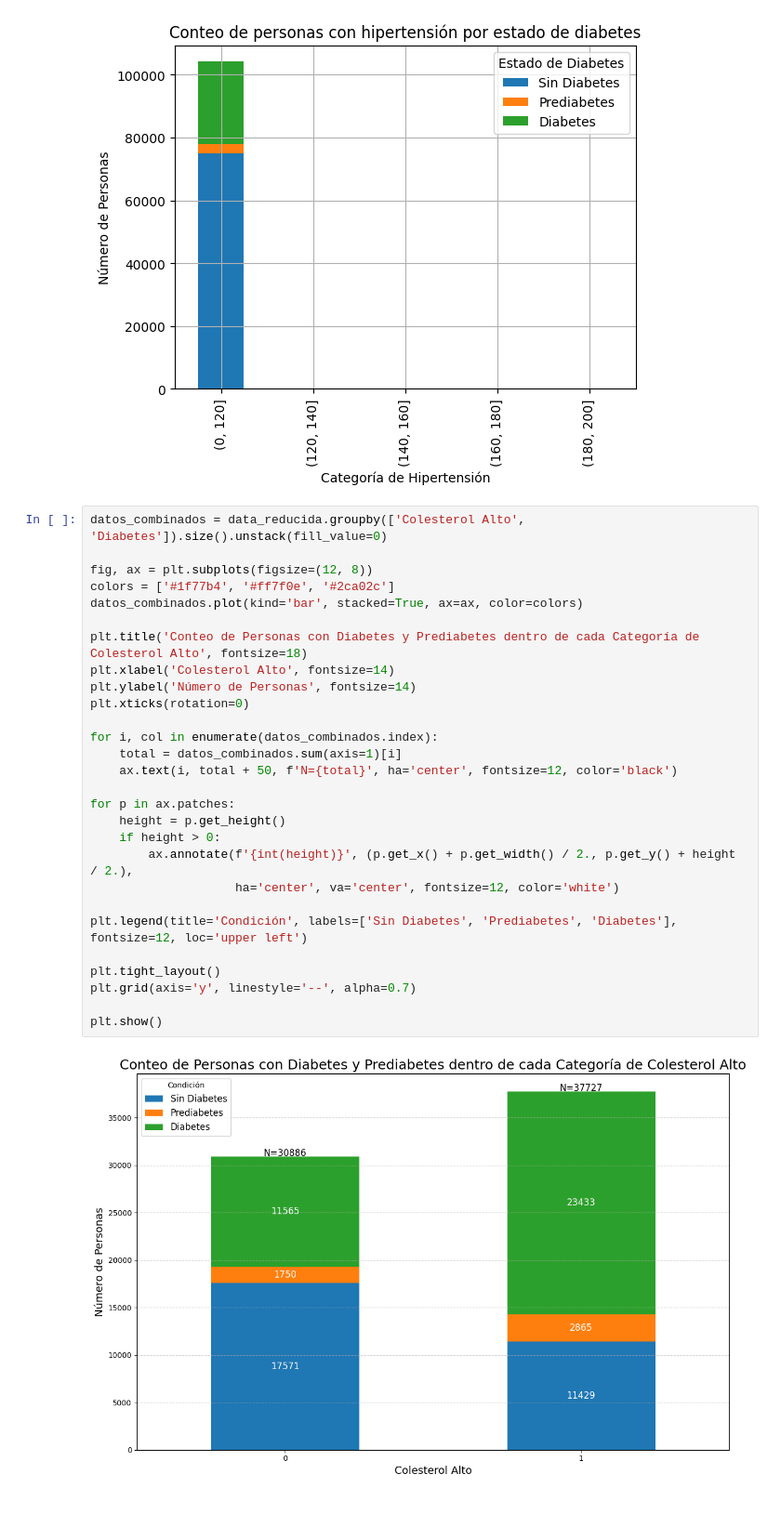
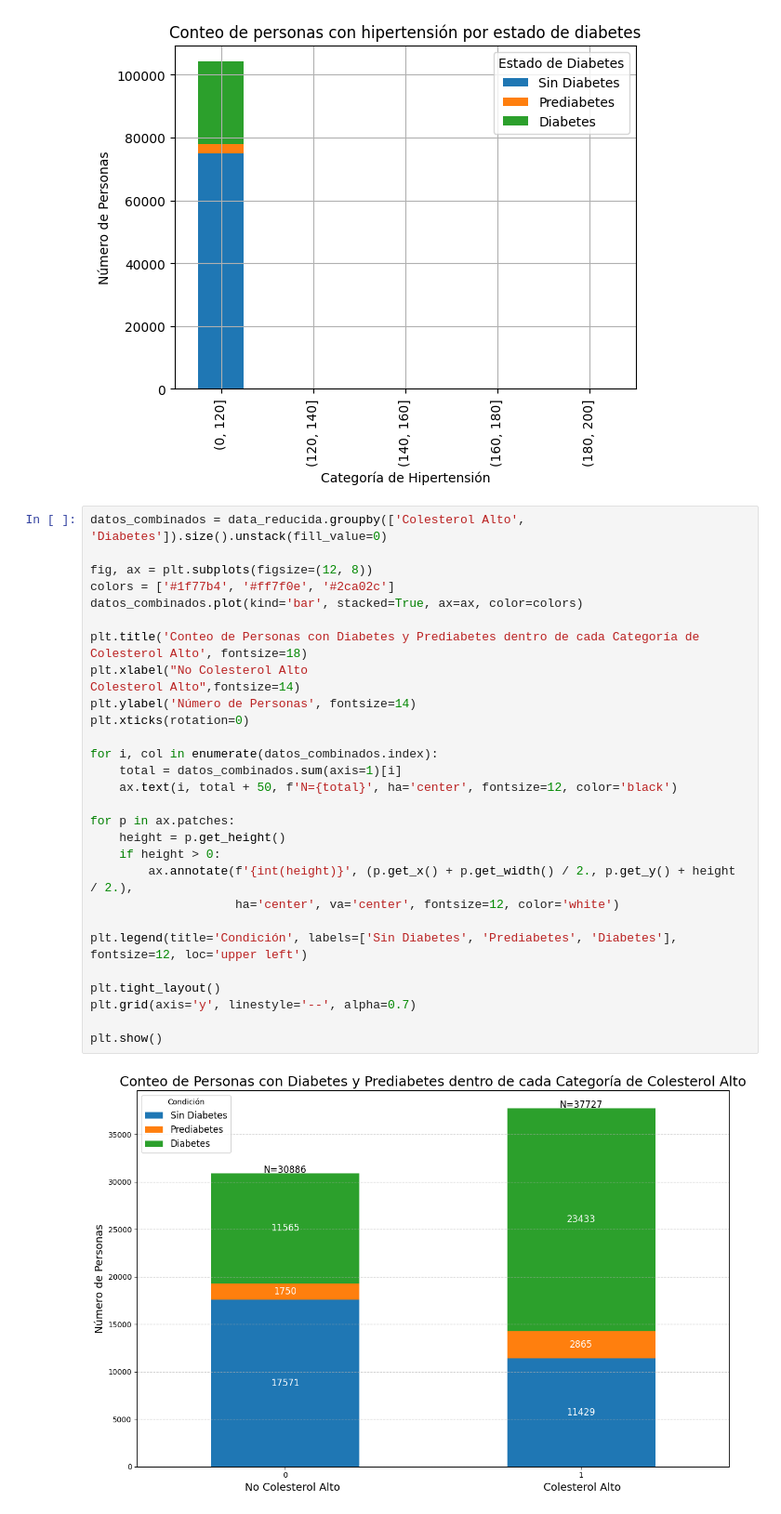
Before and after one commit to LISY125/PROYECTO-SIC---DIABETES-, a Jupyter notebook: Graficas.ipynb, the cells around one changed output. Shown at 93% size. Saved outputs shown, nothing was run; the diff lists cells and outputs as text.

```diff
--- a/Graficas.ipynb
+++ b/Graficas.ipynb
@@ -139,30 +139,30 @@ plt.show()
 # %%
 datos_combinados = data_reducida.groupby(['Colesterol Alto', 'Diabetes']).size().unstack(fill_value=0)
 
 fig, ax = plt.subplots(figsize=(12, 8))
 colors = ['#1f77b4', '#ff7f0e', '#2ca02c']
 datos_combinados.plot(kind='bar', stacked=True, ax=ax, color=colors)
 
 plt.title('Conteo de Personas con Diabetes y Prediabetes dentro de cada Categoría de Colesterol Alto', fontsize=18)
-plt.xlabel('Colesterol Alto', fontsize=14)
+plt.xlabel("No Colesterol Alto                                                            Colesterol Alto",fontsize=14)
 plt.ylabel('Número de Personas', fontsize=14)
 plt.xticks(rotation=0)
 
 for i, col in enumerate(datos_combinados.index):
     total = datos_combinados.sum(axis=1)[i]
     ax.text(i, total + 50, f'N={total}', ha='center', fontsize=12, color='black')
 
 for p in ax.patches:
     height = p.get_height()
     if height > 0:
         ax.annotate(f'{int(height)}', (p.get_x() + p.get_width() / 2., p.get_y() + height / 2.),
                     ha='center', va='center', fontsize=12, color='white')
 
 plt.legend(title='Condición', labels=['Sin Diabetes', 'Prediabetes', 'Diabetes'], fontsize=12, loc='upper left')
 
 plt.tight_layout()
 plt.grid(axis='y', linestyle='--', alpha=0.7)
 
 plt.show()
 # %% [output]
-[figure, old version]
+[figure, new version]
```
